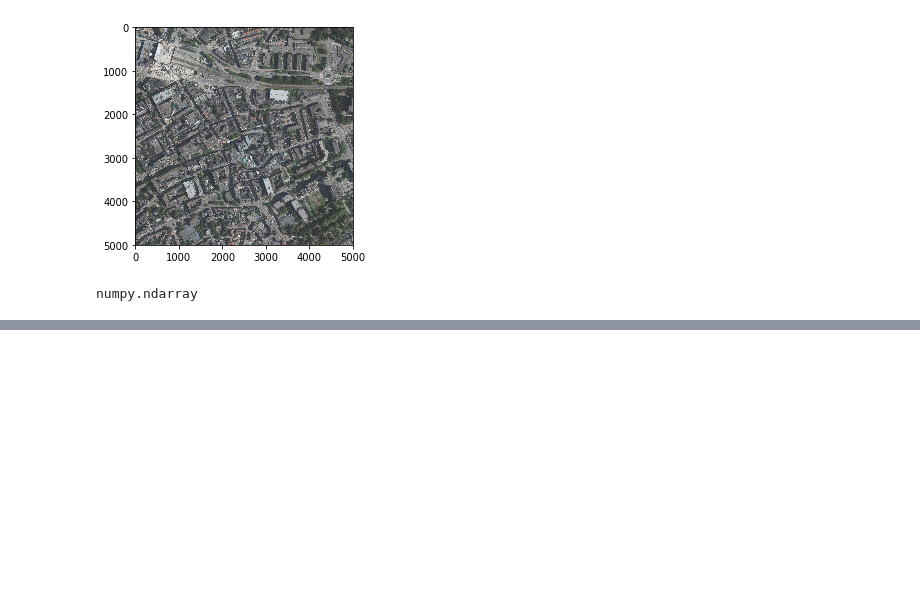
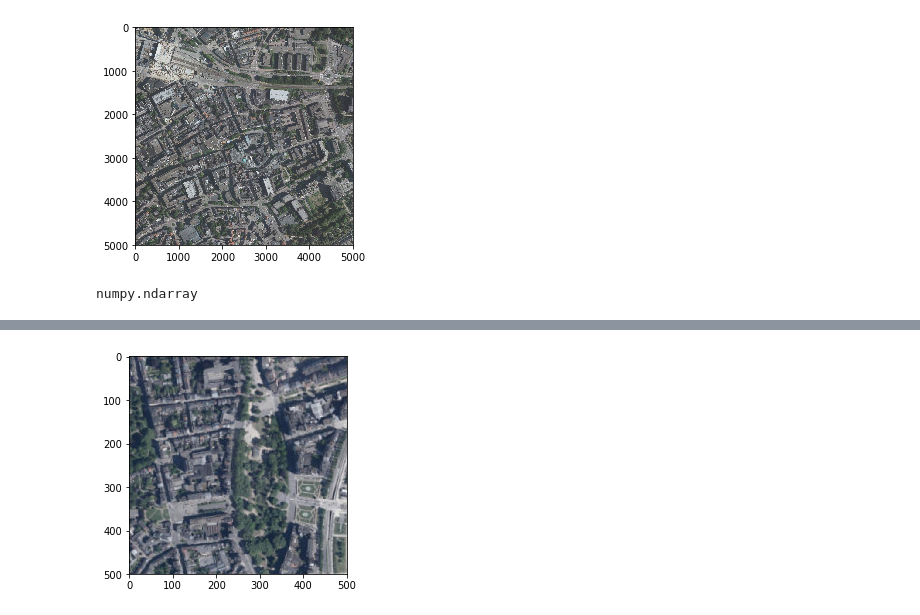
Before and after one commit to SB-BISS/DeepSolaris, a Jupyter notebook: Python/DeepSolarisAutomaticNRWAnalysis.ipynb, the cells around one changed output, grey strips where cells are left out. Saved outputs shown, nothing was run; the diff lists cells and outputs as text; code cells hidden in the pictures; blank space fills up the shorter version.

```diff
--- a/Python/DeepSolarisAutomaticNRWAnalysis.ipynb
+++ b/Python/DeepSolarisAutomaticNRWAnalysis.ipynb
@@ -98,7 +171,7 @@ while epsg:3857 allows to specify things in meters.
 from pyproj import Proj, transform
 
 
-center= (6.7623,51.4344) #(6.77616,51.22172)
+center= (7.216236, 51.481846) #(6.7623,51.4344) #(6.77616,51.22172)
 #(7.0982, 50.7374) #(7.216236, 51.481846)
 #(6.256389,50.56)#(6.7623,51.4344) #(7.4653,51.5136)#(7.0116, 51.4556)#(6.0839,50.7753)
 loc = center
@@ -498,0 +637,19 @@ numpy.ndarray
+# %%
+import matplotlib.pyplot as plt
+
+
+loc = (5.56749,50.63373)
+img_format = "image/tiff"
+style='default'
+layer = '0'
+
+img = img_selector(wms,layer,img_format,loc, styles=style , x_meters=1000,y_meters=1000, x_pixels=500,y_pixels =500)
+
+
+mybyteimg = img.read()
+image = Image.open(io.BytesIO(mybyteimg))
+
+plt.imshow(image)
+plt.show()
+# %% [output]
+[figure, added]
```
Also changed, not shown: parts of 17 cells of this notebook, 1 other file.
